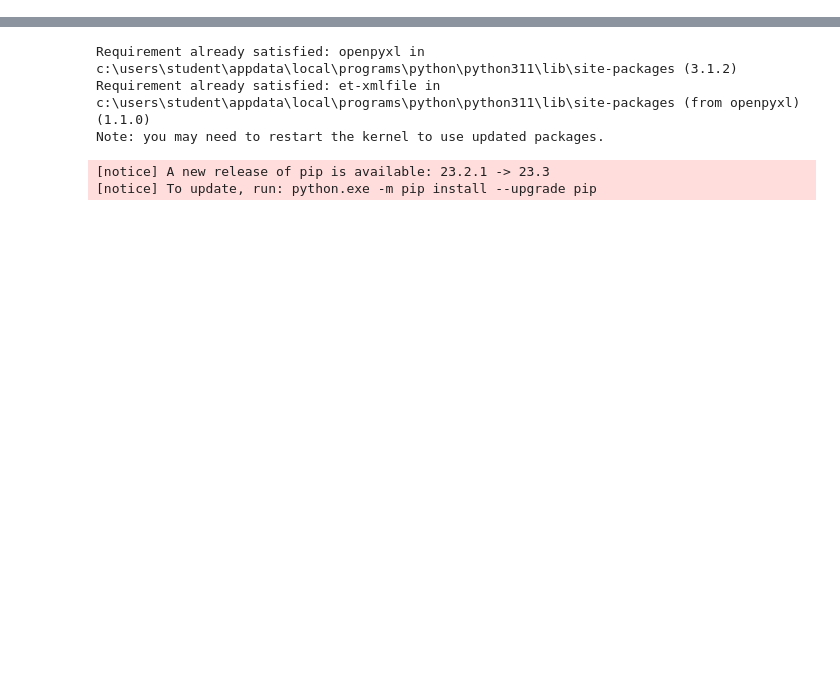
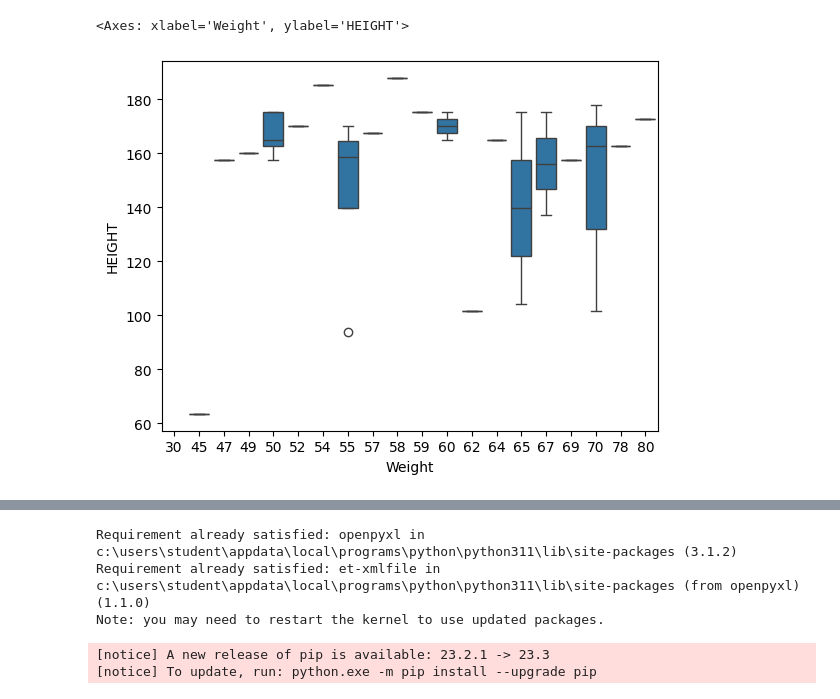
Before and after one commit to shanitahgithub/datascience, a Jupyter notebook: relationships.ipynb, the cells around one changed output, grey strips where cells are left out. Saved outputs shown, nothing was run; the diff lists cells and outputs as text; code cells hidden in the pictures; blank space fills up the shorter version.

```diff
--- a/relationships.ipynb
+++ b/relationships.ipynb
@@ -13,3 +87,8 @@ Note: you may need to restart the kernel to use updated packages.
+# %%
+sns.boxplot(x="Weight",y="HEIGHT",data=df)
+# %% [output]
+<Axes: xlabel='Weight', ylabel='HEIGHT'>
+[figure, added]
 # %%
 import pandas as pd
 # %%
```
Also changed, not shown: parts of 15 cells of this notebook, 3 other files.
